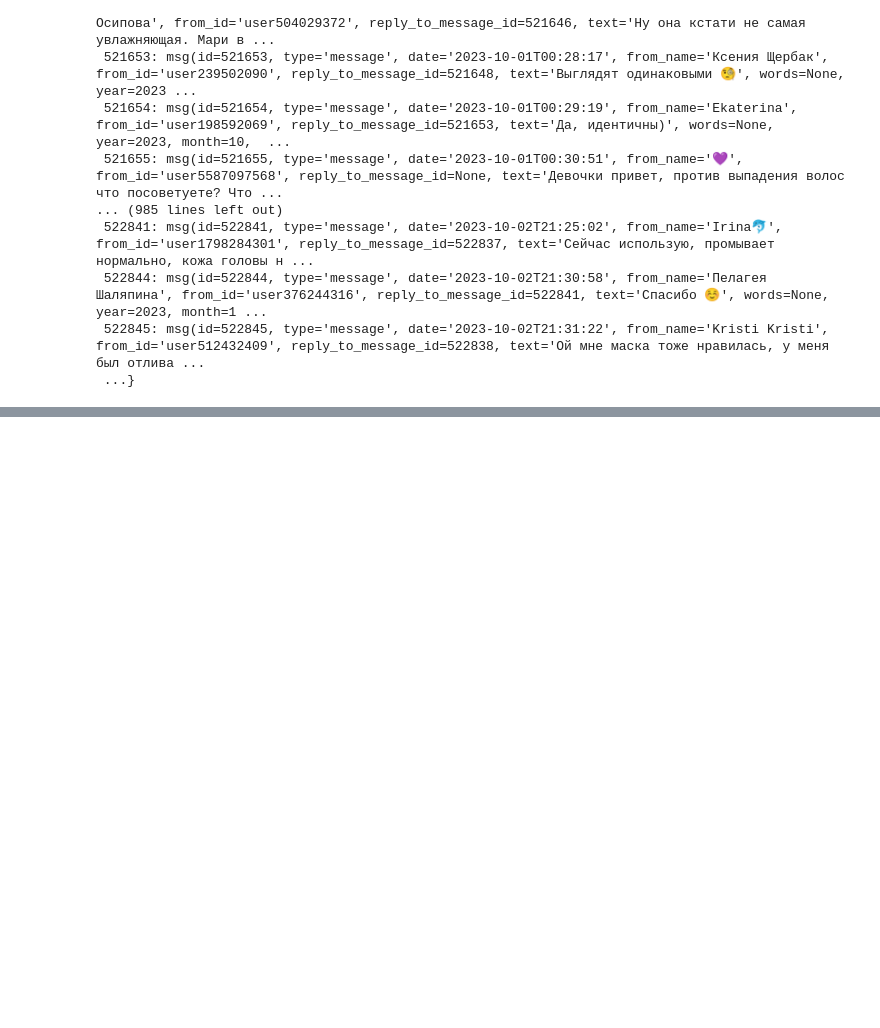
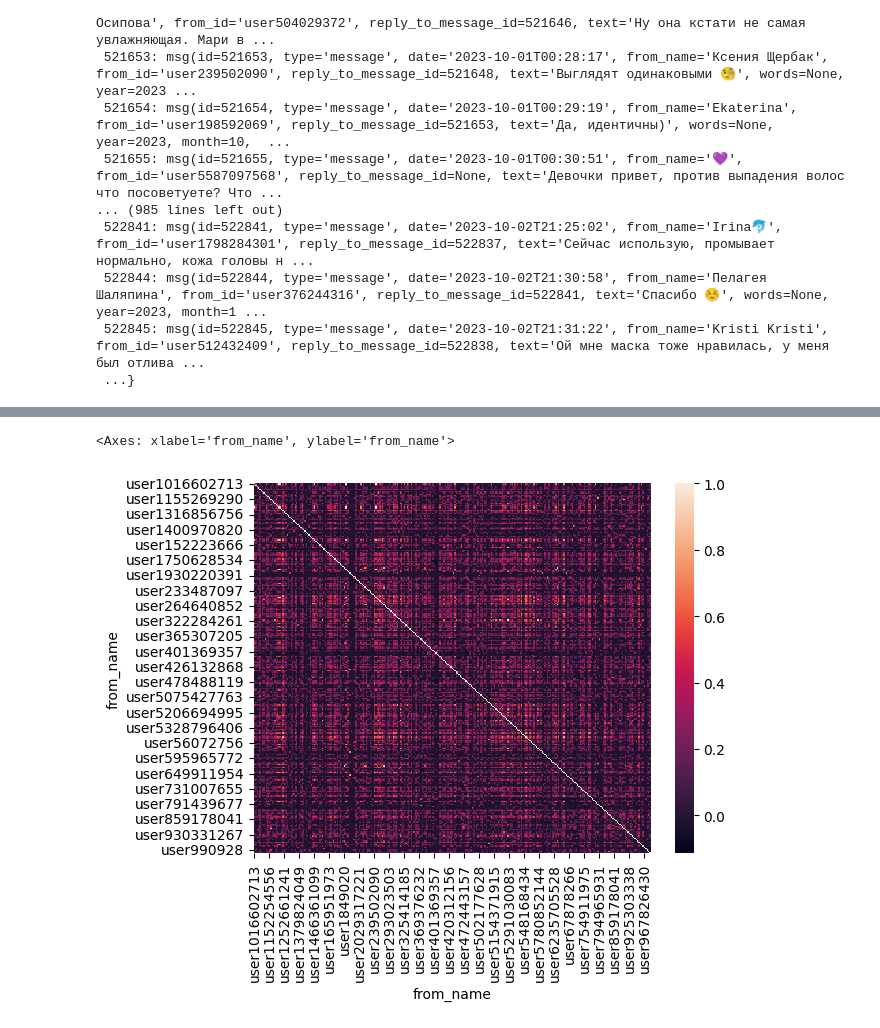
Before and after one commit to mkoninin/tg-json-analysis, a Jupyter notebook: 100 - парсер предложений.ipynb, the cells around one changed output, grey strips where cells are left out. Cells and saved outputs as stored; diff of their text form; code cells hidden in the pictures; blank space fills up the shorter version.

```diff
--- a/100 - парсер предложений.ipynb
+++ b/100 - парсер предложений.ipynb
@@ -207,0 +249,5 @@ df.sort_values('msg_id', ascending=False).head(30)
+# %%
+users_corr = df.pivot_table(index=param, columns='from_name', values='msg_id', aggfunc='sum').fillna(0).corr()
+# users_corr = users_corr > 0
+# users_corr = users_corr.corr()
+users_corr# = users_corr[users_corr.index]
@@ -207,0 +269,10 @@ df.sort_values('msg_id', ascending=False).head(30)
+# %%
+import matplotlib.pyplot as plt
+
+import seaborn as sns
+plt.figure()
+c= users_corr
+sns.heatmap(c)
+# %% [output]
+<Axes: xlabel='from_name', ylabel='from_name'>
+[figure, added]
```
Also changed, not shown: parts of 21 cells of this notebook.
